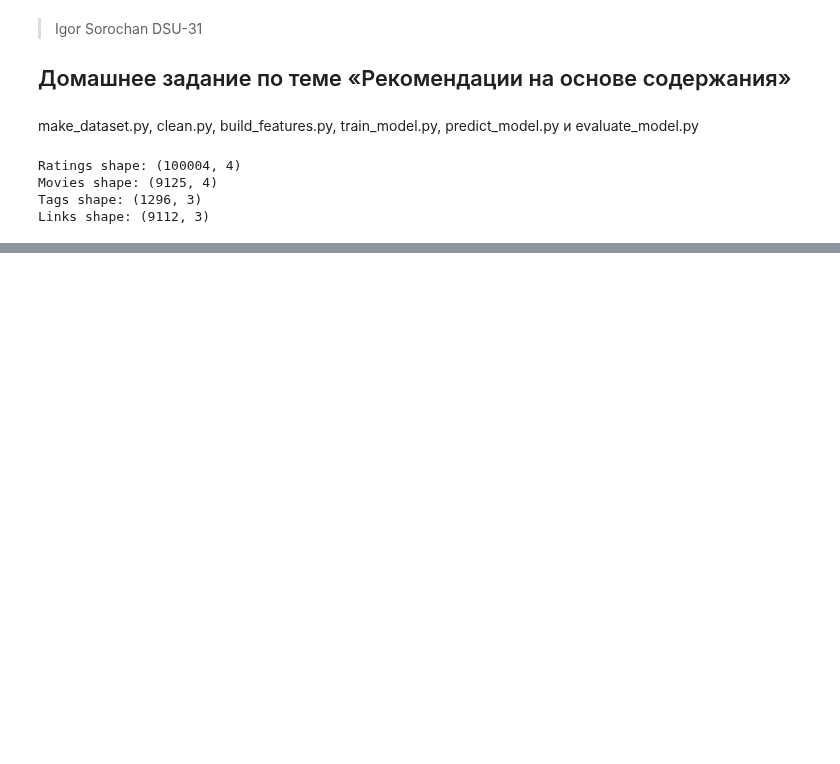
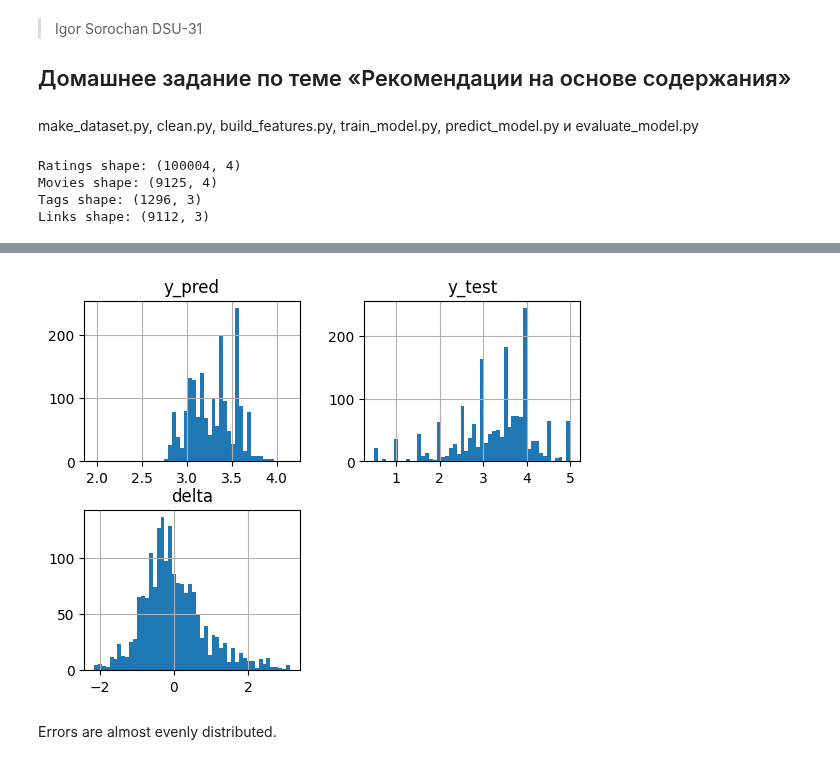
Before and after one commit to IgorBeHolder/Netology, a Jupyter notebook: RS/RS_HW-1a.ipynb, the cells around one changed output, grey strips where cells are left out. Cells and saved outputs as stored; diff of their text form; code cells hidden in the pictures; blank space fills up the shorter version.

```diff
--- a/RS/RS_HW-1a.ipynb
+++ b/RS/RS_HW-1a.ipynb
@@ -82,6 +72,0 @@ movie_ratings.shape
-# %%
-joined = movie_ratings.join(
-    tags.set_index(["movieId"]), on=["movieId"], how="left", rsuffix="_tag"
-)#.drop(["userId_tag","userId", "title"], axis=1)
-
-joined
@@ -259,0 +83,6 @@ movies.loc[index]
+# %%
+movies_ratings_tags = movie_ratings.join(
+    tags.set_index(["movieId"]), on=["movieId"], how="left", rsuffix="_tag"
+)#.drop(["userId_tag","userId", "title"], axis=1)
+
+# movies_ratings_tags
@@ -259,0 +138,14 @@ movies.loc[index]
+# %%
+# lr = ridge_regression()
+tags_tfidf = TfidfVectorizer(analyzer='word', ngram_range=(1, 1), min_df=0, stop_words='english'
+                        , max_features=10000)
+
+genres_tfidf = TfidfVectorizer(analyzer='word', ngram_range=(1, 1), min_df=0, stop_words='english'
+                        , max_features=10000)
+
+scaled = Normalizer().fit(X=movies_grouped[[ 'year','rating_count']])
+
+tfidf = sp.hstack((tags_tfidf.fit_transform(movies_grouped['tag']), genres_tfidf.fit_transform(movies_grouped['genre'])))
+# tfidf_scaled = sp.hstack((tfidf, scaled.fit_transform(X=movies_grouped[[ 'year']], y=movies_grouped['rating_mean'])))
+tfidf_scaled = sp.hstack((tfidf, scaled.transform(X=movies_grouped[[ 'year','rating_count']])))
+tfidf_scaled
@@ -259,0 +186,11 @@ movies.loc[index]
+# %%
+X_train, X_test, y_train, y_test = train_test_split(
+    tfidf_scaled,
+    movies_grouped["rating_mean"],
+    test_size=0.2,
+    random_state=42,
+)
+rr = Ridge(alpha=5)
+rr.fit(X_train, y_train)
+y_pred = rr.predict(X_test)
+print(f"RMSE: {mean_squared_error(y_test, y_pred, squared=False)}")
@@ -259,0 +216,6 @@ movies.loc[index]
+# %%
+results.hist(bins=50);
+# %% [output]
+[figure, added]
+# %% [markdown]
+Errors are almost evenly distributed.
```
Also changed, not shown: parts of 47 cells of this notebook.
